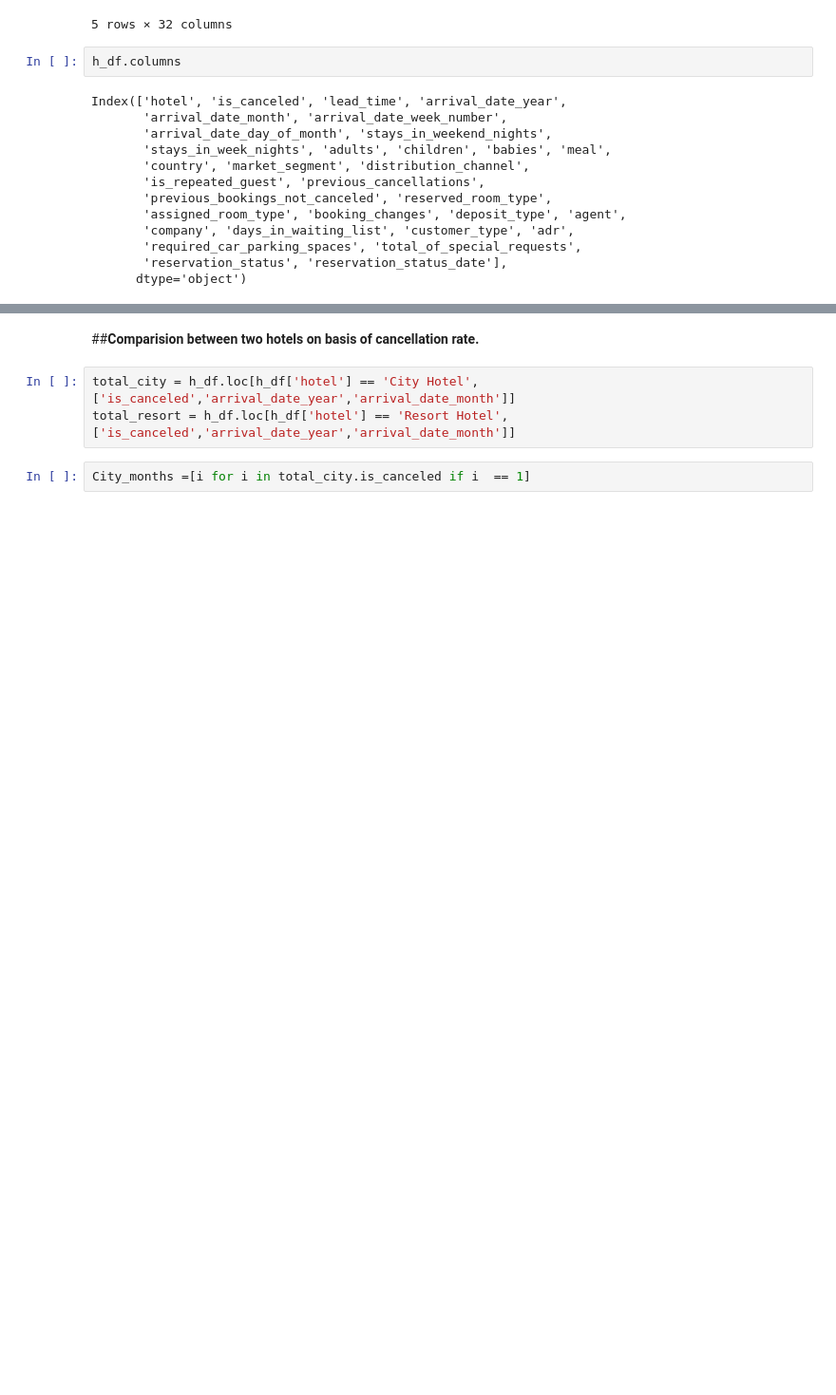
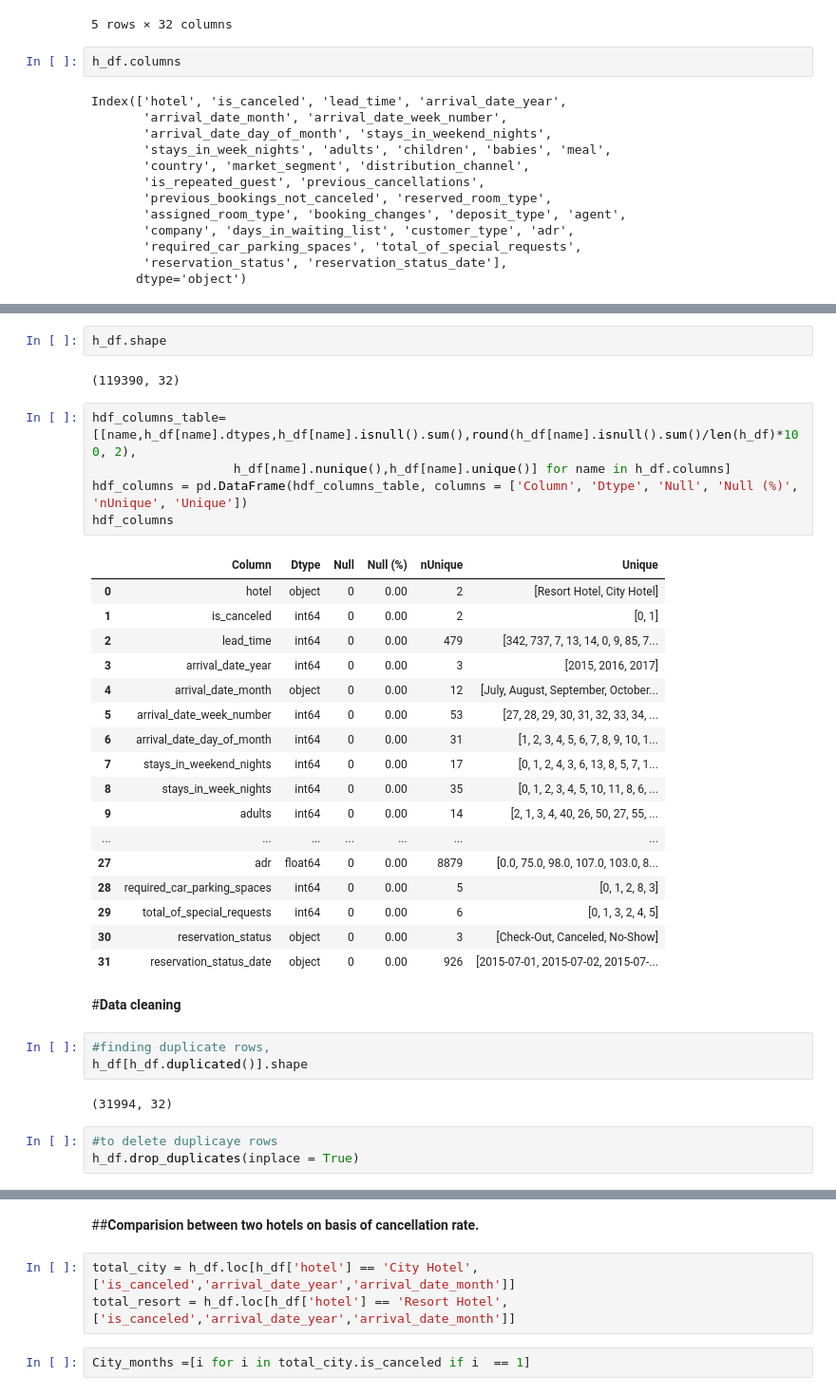
Before and after one commit to guptaprateek98/capstone_hotel, a Jupyter notebook: Copy_Hotel_Booking_Analysis_Capstone_Project.ipynb, the cells around one changed output, grey strips where cells are left out. Shown at 95% size. Saved outputs shown, nothing was run; the diff lists cells and outputs as text; blank space fills up the shorter version.

```diff
--- a/Copy_Hotel_Booking_Analysis_Capstone_Project.ipynb
+++ b/Copy_Hotel_Booking_Analysis_Capstone_Project.ipynb
@@ -41,0 +72,37 @@ Index(['hotel', 'is_canceled', 'lead_time', 'arrival_date_year',
+# %%
+h_df.shape
+# %% [output]
+(119390, 32)
+# %%
+hdf_columns_table=[[name,h_df[name].dtypes,h_df[name].isnull().sum(),round(h_df[name].isnull().sum()/len(h_df)*100, 2),
+                   h_df[name].nunique(),h_df[name].unique()] for name in h_df.columns]
+hdf_columns = pd.DataFrame(hdf_columns_table, columns = ['Column', 'Dtype', 'Null', 'Null (%)', 'nUnique', 'Unique'])
+hdf_columns
+# %% [output]
+|  | Column | Dtype | Null | Null (%) | nUnique | Unique |
+| 0 | hotel | object | 0 | 0.00 | 2 | [Resort Hotel, City Hotel] |
+| 1 | is_canceled | int64 | 0 | 0.00 | 2 | [0, 1] |
+| 2 | lead_time | int64 | 0 | 0.00 | 479 | [342, 737, 7, 13, 14, 0, 9, 85, 7... |
+| 3 | arrival_date_year | int64 | 0 | 0.00 | 3 | [2015, 2016, 2017] |
+| 4 | arrival_date_month | object | 0 | 0.00 | 12 | [July, August, September, October... |
+| 5 | arrival_date_week_number | int64 | 0 | 0.00 | 53 | [27, 28, 29, 30, 31, 32, 33, 34, ... |
+| 6 | arrival_date_day_of_month | int64 | 0 | 0.00 | 31 | [1, 2, 3, 4, 5, 6, 7, 8, 9, 10, 1... |
+| 7 | stays_in_weekend_nights | int64 | 0 | 0.00 | 17 | [0, 1, 2, 4, 3, 6, 13, 8, 5, 7, 1... |
+| 8 | stays_in_week_nights | int64 | 0 | 0.00 | 35 | [0, 1, 2, 3, 4, 5, 10, 11, 8, 6, ... |
+| 9 | adults | int64 | 0 | 0.00 | 14 | [2, 1, 3, 4, 40, 26, 50, 27, 55, ... |
+| ... | ... | ... | ... | ... | ... | ... |
+| 27 | adr | float64 | 0 | 0.00 | 8879 | [0.0, 75.0, 98.0, 107.0, 103.0, 8... |
+| 28 | required_car_parking_spaces | int64 | 0 | 0.00 | 5 | [0, 1, 2, 8, 3] |
+| 29 | total_of_special_requests | int64 | 0 | 0.00 | 6 | [0, 1, 3, 2, 4, 5] |
+| 30 | reservation_status | object | 0 | 0.00 | 3 | [Check-Out, Canceled, No-Show] |
+| 31 | reservation_status_date | object | 0 | 0.00 | 926 | [2015-07-01, 2015-07-02, 2015-07-... |
+# %% [markdown]
+#**Data cleaning**
+# %%
+#finding duplicate rows,
+h_df[h_df.duplicated()].shape
+# %% [output]
+(31994, 32)
+# %%
+#to delete duplicaye rows
+h_df.drop_duplicates(inplace = True)
```
Also changed, not shown: parts of 7 cells of this notebook.
